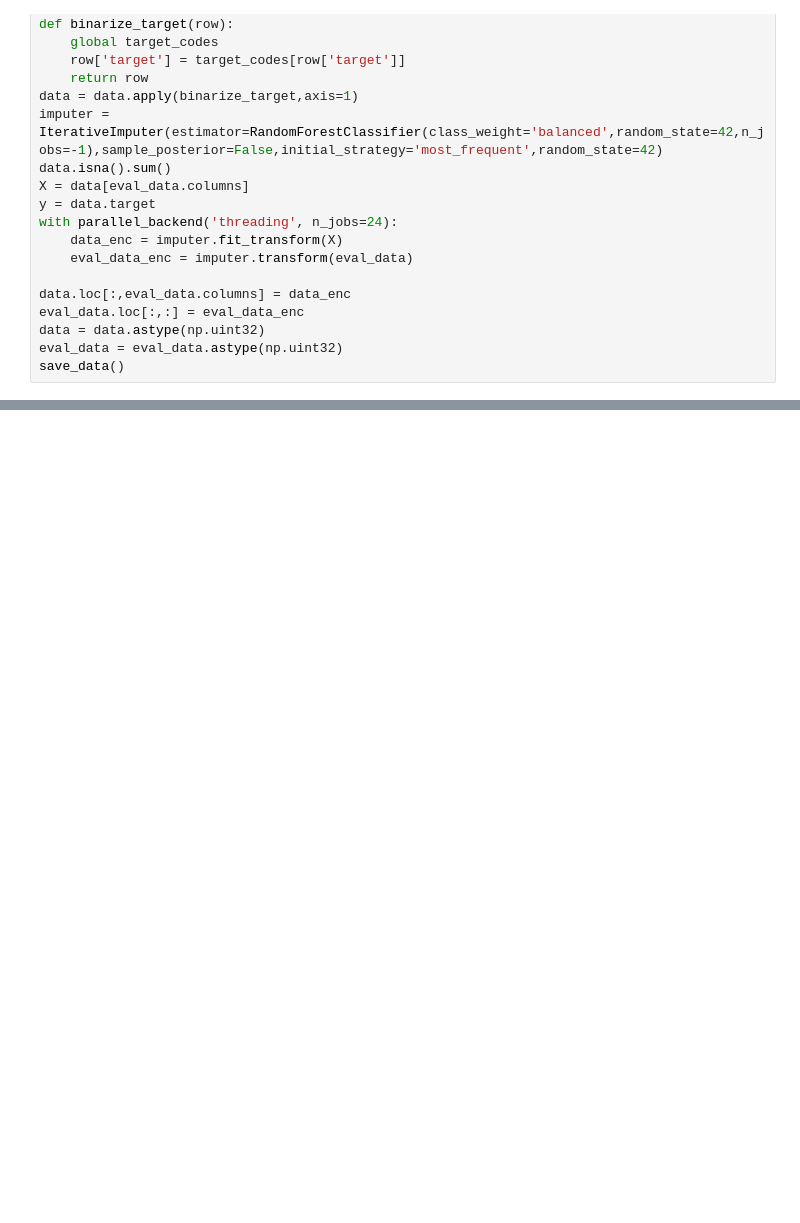
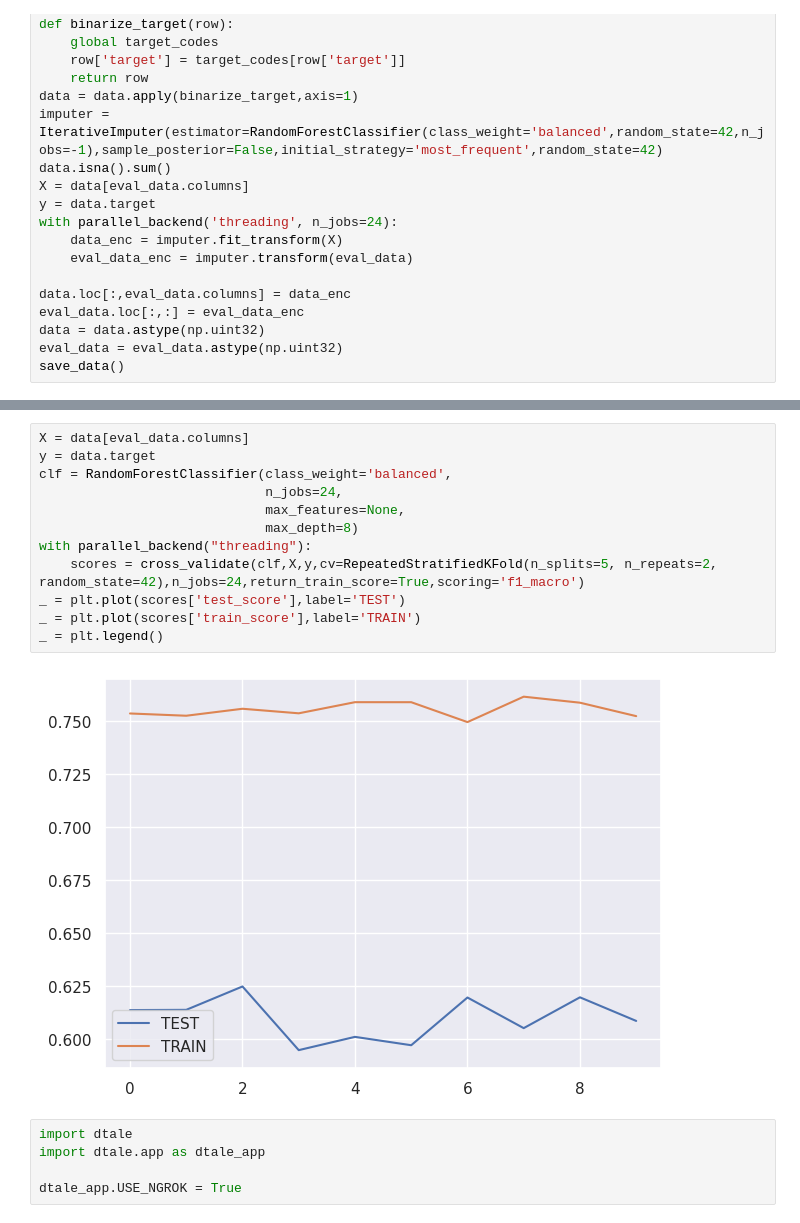
Before and after one commit to risan-raja/msiit, a Jupyter notebook: risan-raja-marketing-strategy-submission-sep-2022.ipynb, the cells around one changed output, grey strips where cells are left out. Cells and saved outputs as stored; diff of their text form; blank space fills up the shorter version.

```diff
--- a/risan-raja-marketing-strategy-submission-sep-2022.ipynb
+++ b/risan-raja-marketing-strategy-submission-sep-2022.ipynb
@@ -413,0 +451,19 @@ UsageError: %%html is a cell magic, but the cell body is empty.
+# %%
+X = data[eval_data.columns]
+y = data.target
+clf = RandomForestClassifier(class_weight='balanced',
+                             n_jobs=24,
+                             max_features=None,
+                             max_depth=8)
+with parallel_backend("threading"):
+    scores = cross_validate(clf,X,y,cv=RepeatedStratifiedKFold(n_splits=5, n_repeats=2, random_state=42),n_jobs=24,return_train_score=True,scoring='f1_macro')
+_ = plt.plot(scores['test_score'],label='TEST')
+_ = plt.plot(scores['train_score'],label='TRAIN')
+_ = plt.legend()
+# %% [output]
+[figure, added]
+# %%
+import dtale
+import dtale.app as dtale_app
+
+dtale_app.USE_NGROK = True
```
Also changed, not shown: parts of 15 cells of this notebook, 1 other file.
